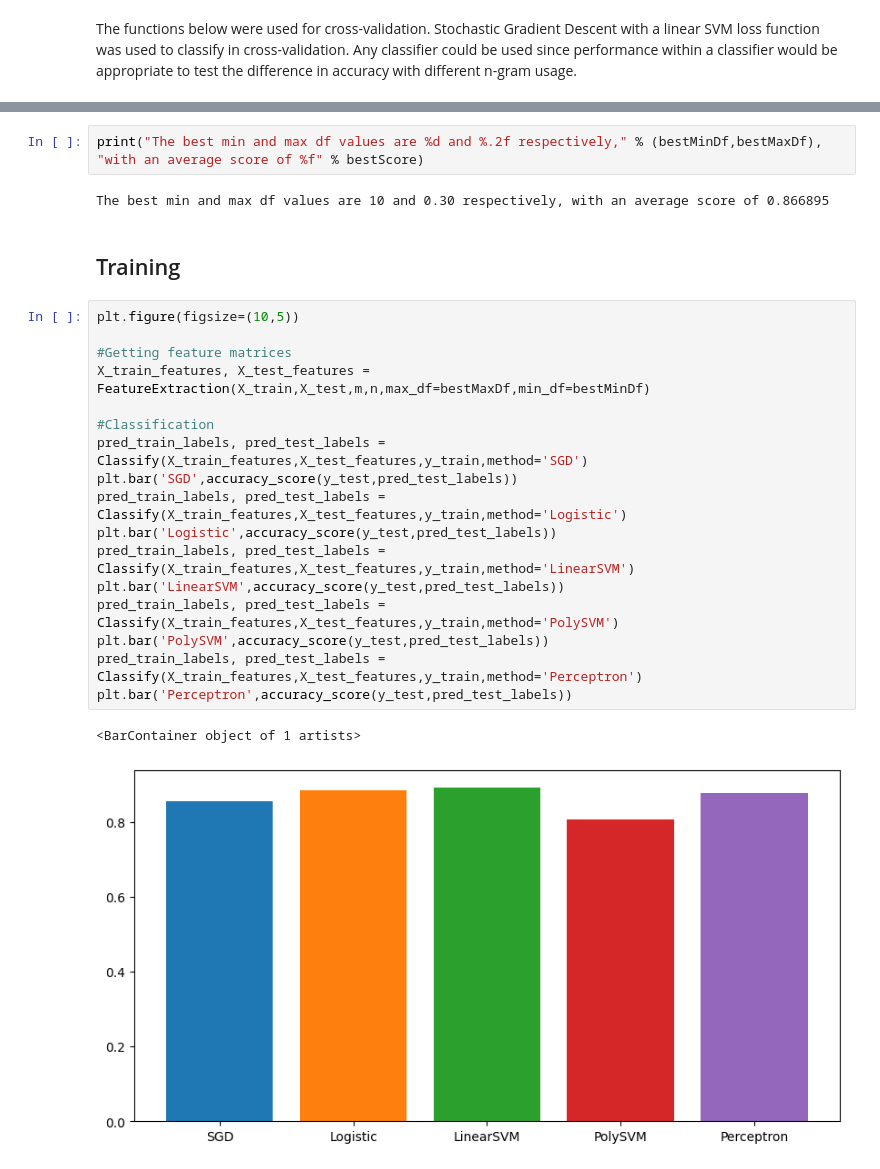
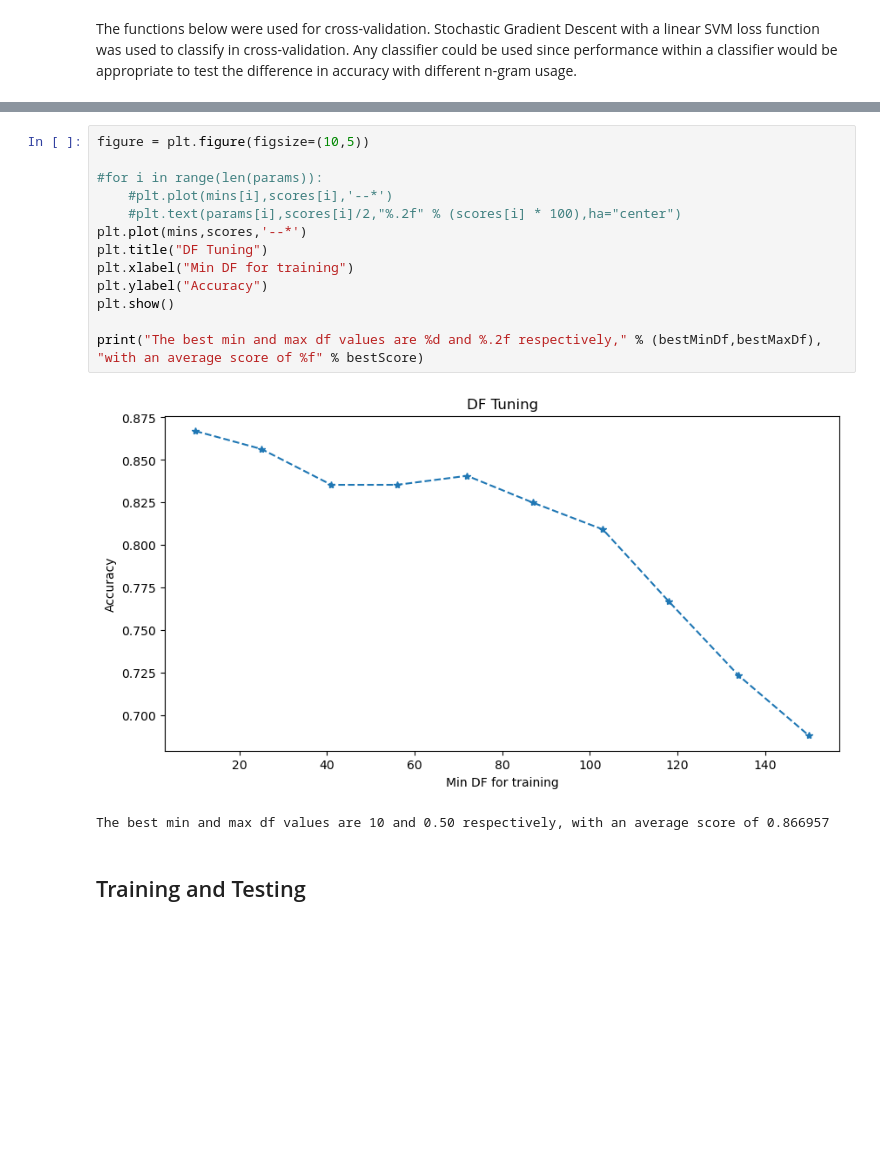
Before and after one commit to ishaansingh99/NLP_FAKE_NEWS_PROJECT, a Jupyter notebook: main.ipynb, the cells around one changed output, grey strips where cells are left out. Cells and saved outputs as stored; diff of their text form; blank space fills up the shorter version.

```diff
--- a/main.ipynb
+++ b/main.ipynb
@@ -254,26 +234,18 @@ Text(0, 0.5, 'Accuracy')
-# %%
-print("The best min and max df values are %d and %.2f respectively," % (bestMinDf,bestMaxDf), "with an average score of %f" % bestScore)
-# %% [output]
-The best min and max df values are 10 and 0.30 respectively, with an average score of 0.866895
+# %%
+figure = plt.figure(figsize=(10,5))
+
+#for i in range(len(params)):
+    #plt.plot(mins[i],scores[i],'--*')
+    #plt.text(params[i],scores[i]/2,"%.2f" % (scores[i] * 100),ha="center")
+plt.plot(mins,scores,'--*')
+plt.title("DF Tuning")
+plt.xlabel("Min DF for training")
+plt.ylabel("Accuracy")
+plt.show()
+
+print("The best min and max df values are %d and %.2f respectively," % (bestMinDf,bestMaxDf), "with an average score of %f" % bestScore)
+# %% [output]
+[figure, added]
+The best min and max df values are 10 and 0.50 respectively, with an average score of 0.866957
 # %% [markdown]
-## Training
+## Training and Testing
-# %%
-plt.figure(figsize=(10,5))
-
-#Getting feature matrices
-X_train_features, X_test_features = FeatureExtraction(X_train,X_test,m,n,max_df=bestMaxDf,min_df=bestMinDf)
-
-#Classification
-pred_train_labels, pred_test_labels = Classify(X_train_features,X_test_features,y_train,method='SGD')
-plt.bar('SGD',accuracy_score(y_test,pred_test_labels))
-pred_train_labels, pred_test_labels = Classify(X_train_features,X_test_features,y_train,method='Logistic')
-plt.bar('Logistic',accuracy_score(y_test,pred_test_labels))
-pred_train_labels, pred_test_labels = Classify(X_train_features,X_test_features,y_train,method='LinearSVM')
-plt.bar('LinearSVM',accuracy_score(y_test,pred_test_labels))
-pred_train_labels, pred_test_labels = Classify(X_train_features,X_test_features,y_train,method='PolySVM')
-plt.bar('PolySVM',accuracy_score(y_test,pred_test_labels))
-pred_train_labels, pred_test_labels = Classify(X_train_features,X_test_features,y_train,method='Perceptron')
-plt.bar('Perceptron',accuracy_score(y_test,pred_test_labels))
-# %% [output]
-<BarContainer object of 1 artists>
-[figure, removed]
```
Also changed, not shown: parts of 12 cells of this notebook, 2 other files.
